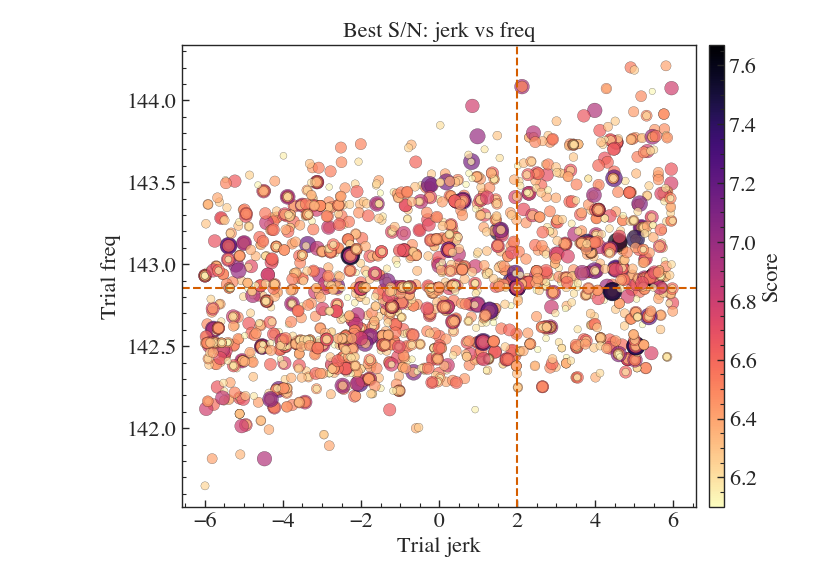
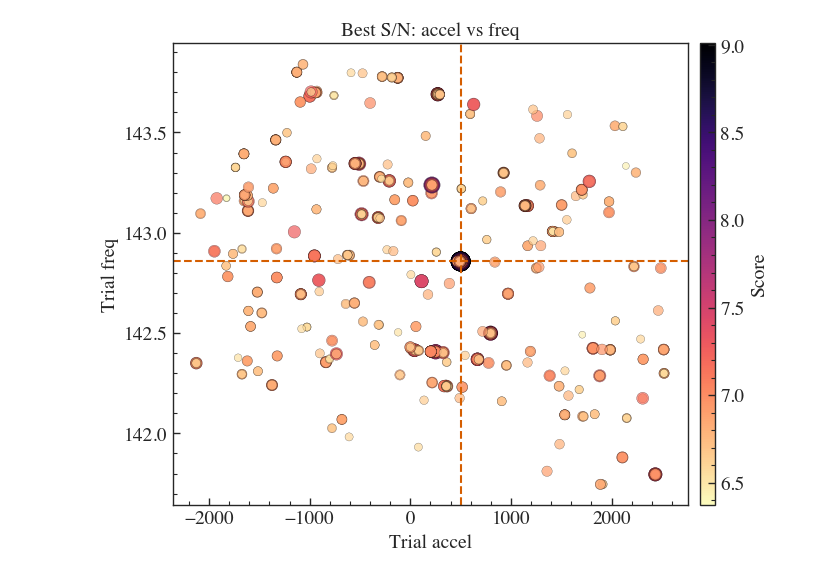
Before and after one commit to pravirkr/pyloki, a Jupyter notebook: examples/pruning_jerk.ipynb, the cells around one changed output. Saved outputs shown, nothing was run; the diff lists cells and outputs as text; code cells hidden in the pictures.

```diff
--- a/examples/pruning_jerk.ipynb
+++ b/examples/pruning_jerk.ipynb
@@ -13,10 +14,11 @@ pulsar_period = 0.007
 dt = 64e-6
 accel = 500
 jerk = 2.0
-nsamps = 2**24
+nsamps = 2**25
 mod_kwargs = {"acc": accel, "jerk": jerk}
-cfg = PulseSignalConfig(period=pulsar_period, dt=dt, nsamps=nsamps, snr=8, ducy=0.1,
+cfg = PulseSignalConfig(period=pulsar_period, dt=dt, nsamps=nsamps, snr=9.0, ducy=0.1,
                         mod_kwargs=mod_kwargs)
+print(f"tobs = {cfg.tobs}")
 tim_data = cfg.generate(shape="gaussian")
 tim_data.plot_fold(cfg.freq, cfg.fold_bins, mod_kwargs=mod_kwargs)
 plt.show()
@@ -63,16 +66,21 @@ array([4, 9, 1, 3, 1, 3, 3, 3, 1, 1, 3, 1, 1, 3, 3, 1, 1, 3, 1, 1, 1, 3,
 # %%
-thresholds = np.array([2.1, 2.3, 2.3, 2.3, 2.2, 2.7, 2.8, 2.7, 2.6, 2.5, 2.7, 2.9, 2.8,
-       3.2, 3.4, 3.6, 3.5, 3.6, 3.6, 3.7, 3.9, 4. , 3.9, 4.1, 3.8, 4.2,
-       4.1, 4. , 4. , 4. , 3.9, 4.3, 4.4, 4.2, 4.1, 4.2, 4.1, 4.1, 4.1,
-       4.6, 4.6, 4.7, 4.5, 4.3, 4.5, 4.3, 4.4, 4.2, 4.3, 4.2, 4.1, 4.3,
-       4.8, 5.1, 5.1, 5.1, 5.1, 5. , 4.9, 5. , 4.9, 4.8, 4.7, 4.9, 4.7,
-       4.9, 4.9, 4.5, 5. , 4.9, 4.8, 5. , 5. , 4.8, 5.1, 5.1, 5.2, 5.1,
-       5.2, 5.2, 4.9, 5.2, 4.9, 5.2, 5.2, 5.2, 5.1, 5.1, 5.3, 5.1, 5.3,
-       5.2, 5. , 5.4, 5.4, 5.3, 5.5, 5.5, 5.5, 5.4, 5.5, 5.6, 5.5, 5.5,
-       5.5, 5.7, 5.3, 5.7, 5.8, 5.4, 5.8, 5.7, 5.9, 5.8, 5.6, 6. , 5.9,
-       5.7, 5.9, 5.6, 6.1, 6. , 5.7, 6. , 6.1, 5.8, 6.1])
-ref_segs=[0, 20, 40, 60]
-# Make sure the output directory exists
-result_file = prune_dyp_tree(dyp, ref_segs, thresholds, max_sugg=2**22, outdir="jerk_test/", file_prefix="test_jerk",
-                             kind="taylor", n_workers=4)
+thresholds = np.array([2. , 2. , 2.1, 2.2, 2.6, 2.8, 2.9, 2.9, 3.1, 3.1, 3.2, 3.4, 3.5,
+       3.6, 3.6, 3.7, 4. , 4.1, 3.9, 3.9, 4.2, 4.1, 4.1, 4.1, 4.4, 4.4,
+       4.3, 4.3, 4.3, 4.2, 3.9, 4.1, 4. , 4.1, 4.6, 4.8, 4.6, 4.8, 4.6,
+       4.6, 4.5, 4.5, 4.6, 4.4, 4.2, 4.5, 4.5, 5. , 5.3, 5.3, 5.4, 5.3,
+       5.3, 5.1, 5.2, 5.1, 5.2, 5.1, 5.2, 5. , 5. , 5.2, 5.2, 4.9, 5.2,
+       5.1, 5.2, 5.2, 5.2, 5.4, 5.3, 5.1, 5.4, 5.3, 5.4, 5.3, 5.4, 5.4,
+       5.2, 5.5, 5.4, 5.5, 5.6, 5.6, 5.5, 5.6, 5.6, 5.5, 5.6, 5.2, 5.7,
+       5.7, 5.4, 5.8, 5.8, 5.8, 5.7, 5.9, 5.9, 5.8, 5.9, 6. , 6. , 6. ,
+       6. , 6.2, 5.8, 6.2, 6.1, 6.2, 6.2, 6.3, 6. , 6.3, 6.2, 6.4, 6.3,
+       6.4, 6.4, 6.4, 6.5, 6.3, 6.5, 6.6, 6.6, 6.6, 6.2])
+thresh_state = thresholding.evaluate_scheme(thresholds, branching_pattern, ref_ducy=0.1, nbins=64,
+                                            ntrials=1024, snr_final=9.5, ducy_max=0.2, wtsp=1.5)
+x = np.arange(1, len(branching_pattern) + 1)
+plt.semilogy(x, np.array(thresh_state.get_info("complexity")) * dyp.nparam_vol, label="Expected", c="tab:red")
+plt.axhline(2**22, label="RAM limit", c="tab:blue")
+plt.xlabel("Pruning stage")
+plt.ylabel("Total Complexity")
+plt.legend()
+plt.show()
 # %% [output]
@@ -91,0 +88,3 @@ result_file = prune_dyp_tree(dyp, ref_segs, thresholds, max_sugg=2**22, outdir="
+# %%
+result_file = prune_dyp_tree(dyp, thresholds, n_runs=16, max_sugg=2**22, outdir="jerk_test/", file_prefix="test_jerk",
+                             kind="taylor", n_workers=8)
@@ -123,7 +133,5 @@ plt.show()
 # %%
-pgram.plot_correlation("jerk", "freq",
-                       true_values={"jerk": jerk_true, "accel": acc_true, "freq": freq_true},
-                       run_id=None)
+pgram.plot_correlation("accel", "freq", true_values={"accel": cfg.mod_kwargs["acc"], "freq": cfg.freq}, run_id="076_10")
 plt.show()
 # %% [output]
-[figure, old version]
+[figure, new version]
```
Also changed, not shown: parts of 10 cells of this notebook, 16 other files.
